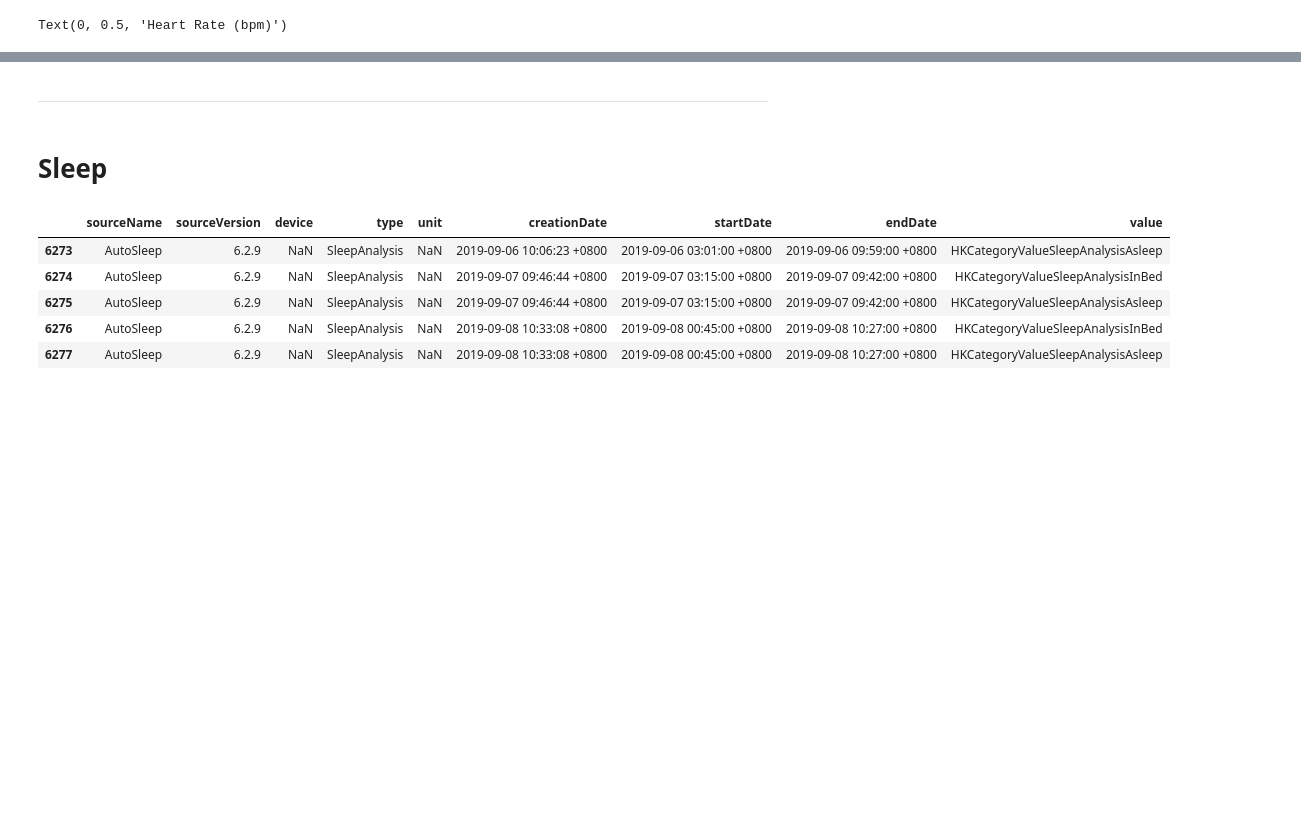
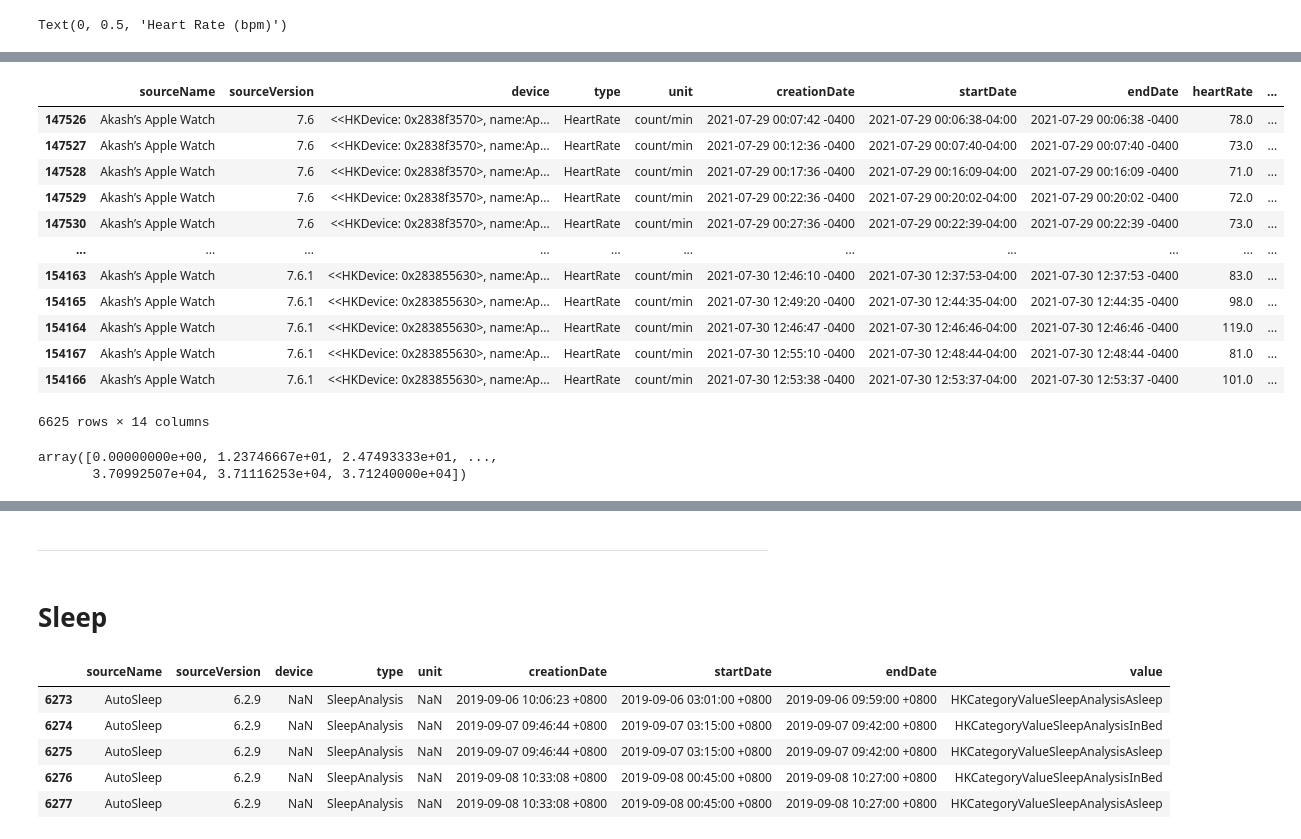
Before and after one commit to PennProjects/qs_ledger, a Jupyter notebook: apple_health/apple_health_data_processor.ipynb, the cells around one changed output, grey strips where cells are left out. Drawn from its saved outputs; the diff is of its cells as text; code cells hidden in the pictures; blank space fills up the shorter version.

```diff
--- a/apple_health/apple_health_data_processor.ipynb
+++ b/apple_health/apple_health_data_processor.ipynb
@@ -369,4 +370,4 @@ resting[resting.month == '2021-07'].plot(x='date', y='value', title= 'Resting HR
 # %%
-hr = pd.read_csv("data/HeartRate.csv")
+hr = pd.read_csv("data_0730/HeartRate.csv")
 len(hr)
 # %% [output]
@@ -383,6 +388,6 @@ hr['date'] = hr['startDate'].map(get_date)
 # %%
 # plot a single day
-test_date = '2021-07-17'
+test_date = pd.to_datetime('2021-07-29 00:00:00-0400')
 # len(hr[hr.date == test_date])
 # TODO: Fix Axis for Hour of Day or Something Similar
 # fig = plt.figure()
@@ -391,7 +396,7 @@ hr = hr.sort_values(by=['startDate'])
 # plt.xlabel('Date-Time')
 # plt.ylabel('Heart Rate (bpm)')
 # %%
-hr_test_date = pd.DataFrame(hr[hr.date == test_date])
+hr_test_date = pd.DataFrame(hr[(hr.startDate > test_date) & (hr.startDate < test_date+pd.DateOffset(days=1))])
 #get the sampling interval in s
 hr_test_date['samplingInteval'] = pd.DataFrame(hr_test_date.startDate.diff())/np.timedelta64(1, 's')
 
@@ -436,0 +452,16 @@ plt.gcf().autofmt_xdate()
+# %%
+hr_test_date
+# %% [output]
+|  | sourceName | sourceVersion | device | type | unit | creationDate | startDate | endDate | heartRate | ... |
+| 147526 | Akash’s Apple Watch | 7.6 | <<HKDevice: 0x2838f3570>, name:Ap... | HeartRate | count/min | 2021-07-29 00:07:42 -0400 | 2021-07-29 00:06:38-04:00 | 2021-07-29 00:06:38 -0400 | 78.0 | ... |
+| 147527 | Akash’s Apple Watch | 7.6 | <<HKDevice: 0x2838f3570>, name:Ap... | HeartRate | count/min | 2021-07-29 00:12:36 -0400 | 2021-07-29 00:07:40-04:00 | 2021-07-29 00:07:40 -0400 | 73.0 | ... |
+| 147528 | Akash’s Apple Watch | 7.6 | <<HKDevice: 0x2838f3570>, name:Ap... | HeartRate | count/min | 2021-07-29 00:17:36 -0400 | 2021-07-29 00:16:09-04:00 | 2021-07-29 00:16:09 -0400 | 71.0 | ... |
+| 147529 | Akash’s Apple Watch | 7.6 | <<HKDevice: 0x2838f3570>, name:Ap... | HeartRate | count/min | 2021-07-29 00:22:36 -0400 | 2021-07-29 00:20:02-04:00 | 2021-07-29 00:20:02 -0400 | 72.0 | ... |
+| 147530 | Akash’s Apple Watch | 7.6 | <<HKDevice: 0x2838f3570>, name:Ap... | HeartRate | count/min | 2021-07-29 00:27:36 -0400 | 2021-07-29 00:22:39-04:00 | 2021-07-29 00:22:39 -0400 | 73.0 | ... |
+| ... | ... | ... | ... | ... | ... | ... | ... | ... | ... | ... |
+| 154163 | Akash’s Apple Watch | 7.6.1 | <<HKDevice: 0x283855630>, name:Ap... | HeartRate | count/min | 2021-07-30 12:46:10 -0400 | 2021-07-30 12:37:53-04:00 | 2021-07-30 12:37:53 -0400 | 83.0 | ... |
+| 154165 | Akash’s Apple Watch | 7.6.1 | <<HKDevice: 0x283855630>, name:Ap... | HeartRate | count/min | 2021-07-30 12:49:20 -0400 | 2021-07-30 12:44:35-04:00 | 2021-07-30 12:44:35 -0400 | 98.0 | ... |
+| 154164 | Akash’s Apple Watch | 7.6.1 | <<HKDevice: 0x283855630>, name:Ap... | HeartRate | count/min | 2021-07-30 12:46:47 -0400 | 2021-07-30 12:46:46-04:00 | 2021-07-30 12:46:46 -0400 | 119.0 | ... |
+| 154167 | Akash’s Apple Watch | 7.6.1 | <<HKDevice: 0x283855630>, name:Ap... | HeartRate | count/min | 2021-07-30 12:55:10 -0400 | 2021-07-30 12:48:44-04:00 | 2021-07-30 12:48:44 -0400 | 81.0 | ... |
+| 154166 | Akash’s Apple Watch | 7.6.1 | <<HKDevice: 0x283855630>, name:Ap... | HeartRate | count/min | 2021-07-30 12:53:38 -0400 | 2021-07-30 12:53:37-04:00 | 2021-07-30 12:53:37 -0400 | 101.0 | ... |
+6625 rows × 14 columns
@@ -436,0 +472,5 @@ plt.gcf().autofmt_xdate()
+# %%
+hist_bands
+# %% [output]
+array([0.00000000e+00, 1.23746667e+01, 2.47493333e+01, ...,
+       3.70992507e+04, 3.71116253e+04, 3.71240000e+04])
```
Also changed, not shown: parts of 11 cells of this notebook.
